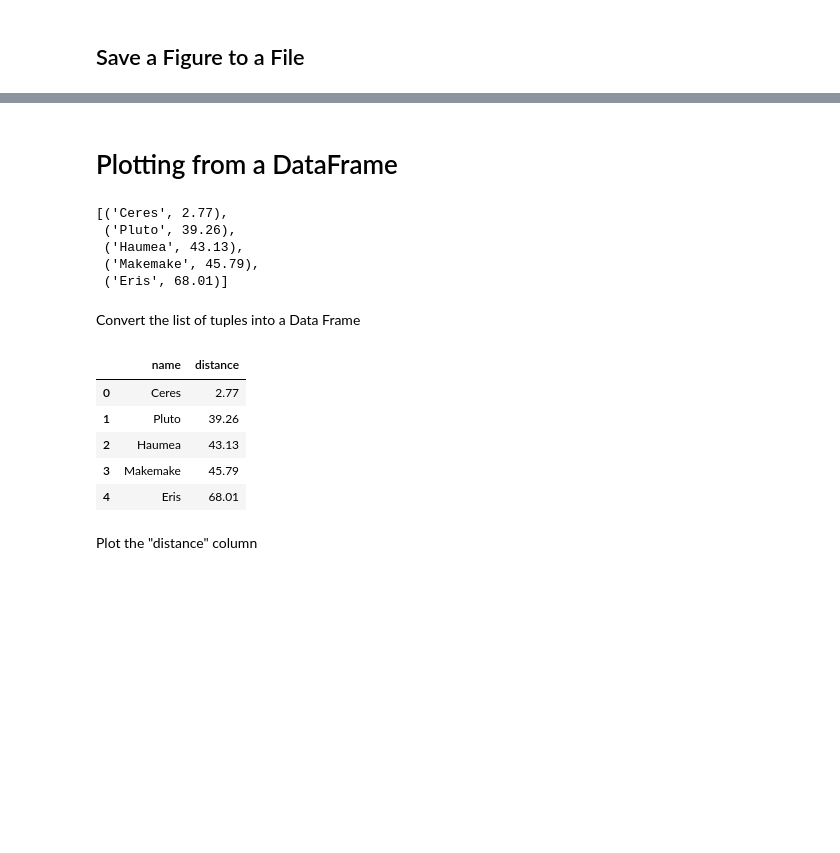
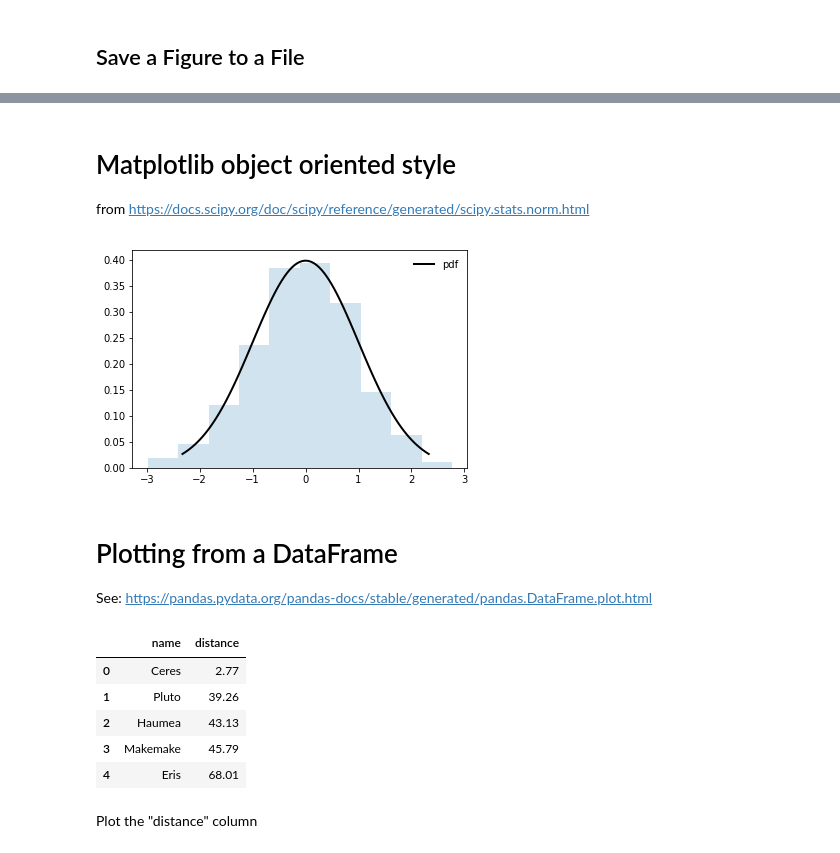
Before and after one commit to ycrc/Data-Analysis-with-Python, a Jupyter notebook: matplotlib.ipynb, the cells around one changed output, grey strips where cells are left out. Drawn from its saved outputs; the diff is of its cells as text; code cells hidden in the pictures; blank space fills up the shorter version.

```diff
--- a/matplotlib.ipynb
+++ b/matplotlib.ipynb
@@ -61,2 +84,0 @@ plt.savefig('myfig.png') # can also save directly to pdf by just changing the fi
-# %% [markdown]
-# Plotting from a DataFrame
@@ -67,26 +85,37 @@ import pandas as pd
+# %% [markdown]
+# Matplotlib object oriented style
+
+from https://docs.scipy.org/doc/scipy/reference/generated/scipy.stats.norm.html
+# %%
+from scipy.stats import norm
+
+x = np.linspace(norm.ppf(0.01), norm.ppf(0.99), 100)
+r = norm.rvs(size=1000)
+rv = norm()
+
+fig, ax = plt.subplots(1, 1)
+ax.plot(x, rv.pdf(x), 'k-', lw=2, label='pdf')
+ax.hist(r, density=True, histtype='stepfilled', alpha=0.2)
+ax.legend(loc='best', frameon=False)
+plt.show()
+# %% [output]
+[figure, added]
+# %% [markdown]
+# Plotting from a DataFrame
+See: https://pandas.pydata.org/pandas-docs/stable/generated/pandas.DataFrame.plot.html
 # %%
 names = ['Ceres', 'Pluto', 'Haumea', 'Makemake', 'Eris']
 distance = [2.77, 39.26, 43.13, 45.79, 68.01] #in AU
 dwarf_planets = list(zip(names, distance))
-dwarf_planets
+dp = pd.DataFrame(data=dwarf_planets, columns=['name', 'distance'])
+dp
 # %% [output]
-[('Ceres', 2.77),
- ('Pluto', 39.26),
- ('Haumea', 43.13),
- ('Makemake', 45.79),
- ('Eris', 68.01)]
+|  | name | distance |
+| 0 | Ceres | 2.77 |
+| 1 | Pluto | 39.26 |
+| 2 | Haumea | 43.13 |
+| 3 | Makemake | 45.79 |
+| 4 | Eris | 68.01 |
-# %% [markdown]
-Convert the list of tuples into a Data Frame
-# %%
-dp = pd.DataFrame(data=dwarf_planets, columns=['name', 'distance'])
-dp
-# %% [output]
-|  | name | distance |
-| 0 | Ceres | 2.77 |
-| 1 | Pluto | 39.26 |
-| 2 | Haumea | 43.13 |
-| 3 | Makemake | 45.79 |
-| 4 | Eris | 68.01 |
 # %% [markdown]
 Plot the "distance" column
 # %%
```
Also changed, not shown: parts of 22 cells of this notebook, 3 other files.
